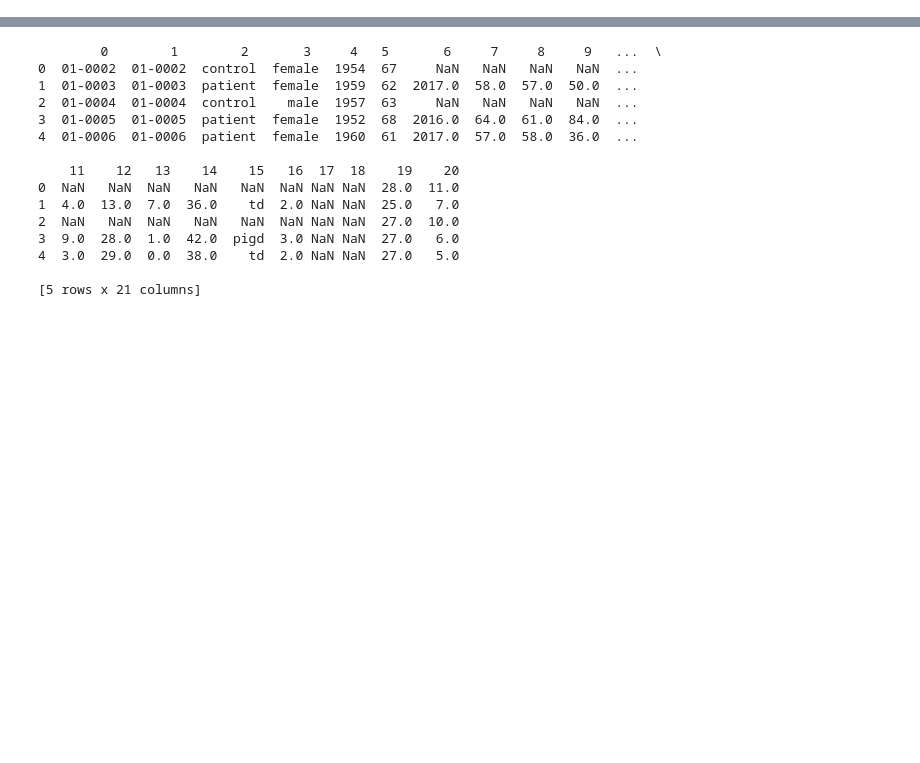
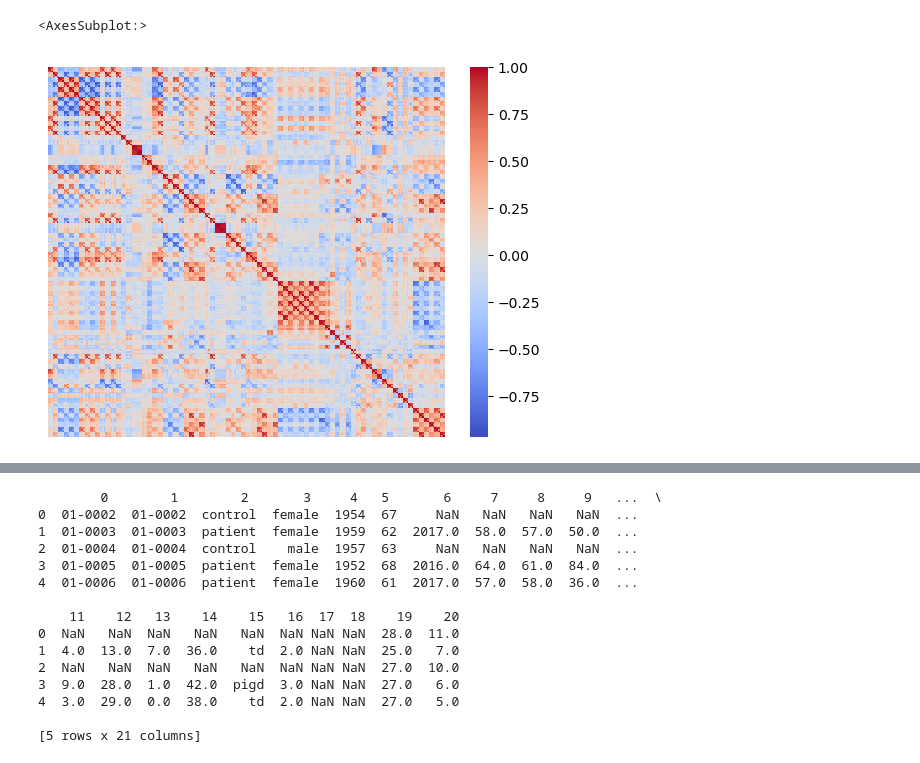
Before and after one commit to signehogstad/master, a Jupyter notebook: clinical_data_analysis.ipynb, the cells around one changed output, grey strips where cells are left out. Drawn from its saved outputs; the diff is of its cells as text; code cells hidden in the pictures; blank space fills up the shorter version.

```diff
--- a/clinical_data_analysis.ipynb
+++ b/clinical_data_analysis.ipynb
@@ -13,0 +107,3 @@ Index(['id', 'id ', 'status', 'gender', 'yearofbirth', 'ageatbaseline',
+# %%
+df_mri = pd.read_csv(mri_data, index_col=[0,1])
+df_mri.head()
@@ -13,0 +159,6 @@ Index(['id', 'id ', 'status', 'gender', 'yearofbirth', 'ageatbaseline',
+# %%
+corr = df_mri.corr()
+sns.heatmap(corr, cmap="coolwarm", xticklabels=False, yticklabels=False)
+# %% [output]
+<AxesSubplot:>
+[figure, added]
```
Also changed, not shown: parts of 30 cells of this notebook.
